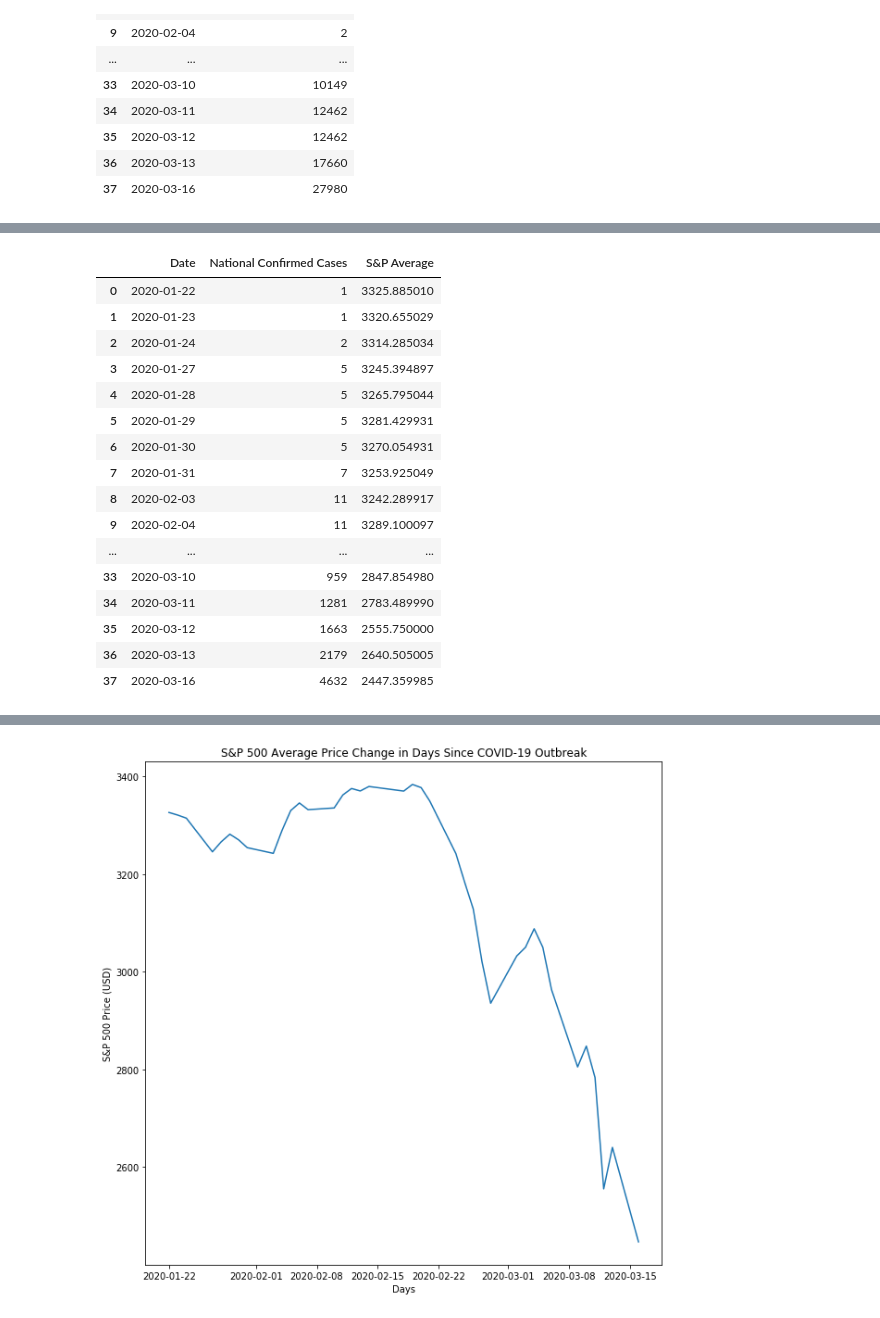
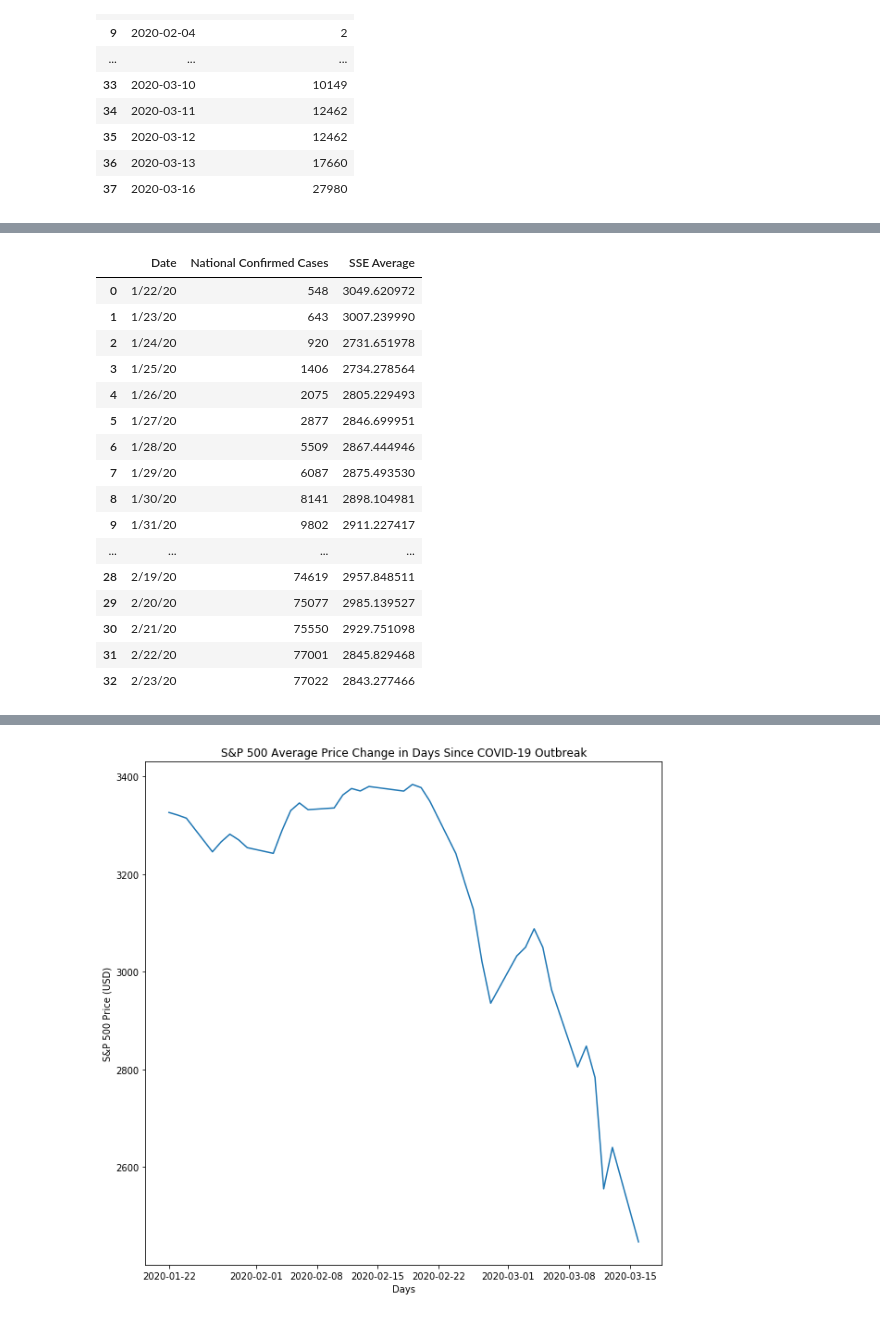
Before and after one commit to Robtaddeo/Coronadex, a Jupyter notebook: djia.ipynb, the cells around one changed output, grey strips where cells are left out. Drawn from its saved outputs; the diff is of its cells as text; code cells hidden in the pictures.

Commit message:
China SSE added and data files updated

```diff
--- a/djia.ipynb
+++ b/djia.ipynb
@@ -97,7 +97,7 @@ SandP_data
 # Import Italy Dow Jones Titans 30 Index found here:
 # https://us.spindices.com/indices/equity/dow-jones-italy-titans-30-index-usd
 
-ITALY_DATASET = r"C:\Users\William\Downloads\italytitansindex.csv"
+ITALY_DATASET = r"C:\Users\William\Documents\Github\Coronadex\Data\italytitansindex.csv"
 italy_data = pd.read_csv(ITALY_DATASET)
 italy_data = italy_data[italy_data.columns[0:3]].dropna()
 italy_data = italy_data.drop(columns = ["Dow Jones Italy Titans 30 Total Return Index (USD)"])
@@ -123,3 +123,10 @@ italy_data
 | 35 | 2020-03-12 | 1076.10 |
 | 36 | 2020-03-13 | 1150.16 |
 | 37 | 2020-03-16 | 1081.98 |
+# %%
+# Import chine SSE (.000001) index
+CHINA_SSE = r"C:\Users\William\Documents\Github\Coronadex\Data\000001.SS.csv"
+SSE_data = pd.read_csv(CHINA_SSE)
+SSE_data["Average"] = (SSE_data["Open"] + SSE_data["Close"]) / 2
+SSE_data = SSE_data.drop(columns = ["Open", "High", "Low", "Close", "Volume", "Adj Close"])
+SSE_data
@@ -127,7 +152,7 @@ italy_data
 # Import COVID-19 dataset found here: https://github.com/CSSEGISandData/COVID-19/blob/
 # master/csse_covid_19_data/csse_covid_19_time_series/time_series_19-covid-Confirmed.csv
 
-COVID_DATASET = r"C:\Users\William\Downloads\time_series_19-covid-Confirmed.csv"
+COVID_DATASET = r"C:\Users\William\Documents\Github\Coronadex\Data\time_series_19-covid-Confirmed.csv"
 cov_data = pd.read_csv(COVID_DATASET)
 cov_data
 # %% [output]
@@ -250,3 +275,14 @@ sum_IT_final
 | 35 | 2020-03-12 | 12462 |
 | 36 | 2020-03-13 | 17660 |
 | 37 | 2020-03-16 | 27980 |
+# %%
+# Isolate china from COVID-19 data
+cov_China = cov_data.loc[cov_data['Country/Region'] == "China"]
+cov_China = cov_China.drop(columns = ["Lat", "Long", "Province/State", "Country/Region"])
+
+# Sum values to get total national number of confirmed cases
+sum_China = cov_China.sum(axis = 0, skipna = True)
+sum_China = pd.DataFrame(sum_China)
+sum_China = sum_China.reset_index()
+sum_China = sum_China.rename(columns = {"index" : "Date", 0 : "National Confirmed Cases"})
+sum_China
@@ -253,34 +307,37 @@ sum_IT_final
 # %%
 # Merge data between datasets
 result_US_DJI = sum_US_final.merge(dji_date_data, left_index=True, right_index=True)
 result_US_SP = sum_US_final.merge(SandP_data, left_index=True, right_index=True)
 result_IT = sum_IT_final.merge(italy_data, left_index=True, right_index=True)
+result_China = sum_China.merge(SSE_data, left_index=True, right_index=True)
 # Change columns names and drop unwanted columns
 result_US_DJI = result_US_DJI.drop(columns = ["Date_y"]).rename(columns = {"Date_x" : "Date", "Average" : "^DJI Average"})
 result_US_SP = result_US_SP.drop(columns = ["Date_y"]).rename(columns = {"Date_x" : "Date", "Average" : "S&P Average"})
 result_IT = result_IT.drop(columns = ["Date_y"]).rename(columns = {"Date_x" : "Date"})
+result_China = result_China.drop(columns = ["Date_y"]).rename(columns = {"Date_x" : "Date", "Average" : "SSE Average"})
 # Display results
 result_US_DJI
 result_IT
 result_US_SP
+result_China
 # %% [output]
-|  | Date | National Confirmed Cases | S&P Average |
-| 0 | 2020-01-22 | 1 | 3325.885010 |
-| 1 | 2020-01-23 | 1 | 3320.655029 |
-| 2 | 2020-01-24 | 2 | 3314.285034 |
-| 3 | 2020-01-27 | 5 | 3245.394897 |
-| 4 | 2020-01-28 | 5 | 3265.795044 |
-| 5 | 2020-01-29 | 5 | 3281.429931 |
-| 6 | 2020-01-30 | 5 | 3270.054931 |
-| 7 | 2020-01-31 | 7 | 3253.925049 |
-| 8 | 2020-02-03 | 11 | 3242.289917 |
-| 9 | 2020-02-04 | 11 | 3289.100097 |
+|  | Date | National Confirmed Cases | SSE Average |
+| 0 | 1/22/20 | 548 | 3049.620972 |
+| 1 | 1/23/20 | 643 | 3007.239990 |
+| 2 | 1/24/20 | 920 | 2731.651978 |
+| 3 | 1/25/20 | 1406 | 2734.278564 |
+| 4 | 1/26/20 | 2075 | 2805.229493 |
+| 5 | 1/27/20 | 2877 | 2846.699951 |
+| 6 | 1/28/20 | 5509 | 2867.444946 |
+| 7 | 1/29/20 | 6087 | 2875.493530 |
+| 8 | 1/30/20 | 8141 | 2898.104981 |
+| 9 | 1/31/20 | 9802 | 2911.227417 |
 | ... | ... | ... | ... |
-| 33 | 2020-03-10 | 959 | 2847.854980 |
-| 34 | 2020-03-11 | 1281 | 2783.489990 |
-| 35 | 2020-03-12 | 1663 | 2555.750000 |
-| 36 | 2020-03-13 | 2179 | 2640.505005 |
-| 37 | 2020-03-16 | 4632 | 2447.359985 |
+| 28 | 2/19/20 | 74619 | 2957.848511 |
+| 29 | 2/20/20 | 75077 | 2985.139527 |
+| 30 | 2/21/20 | 75550 | 2929.751098 |
+| 31 | 2/22/20 | 77001 | 2845.829468 |
+| 32 | 2/23/20 | 77022 | 2843.277466 |
 # %%
 # Visualize results for ^DJI dataframe
 fig = plt.figure(figsize=(10,10))
```
Also changed, not shown: parts of 10 cells of this notebook, 2 other files.
